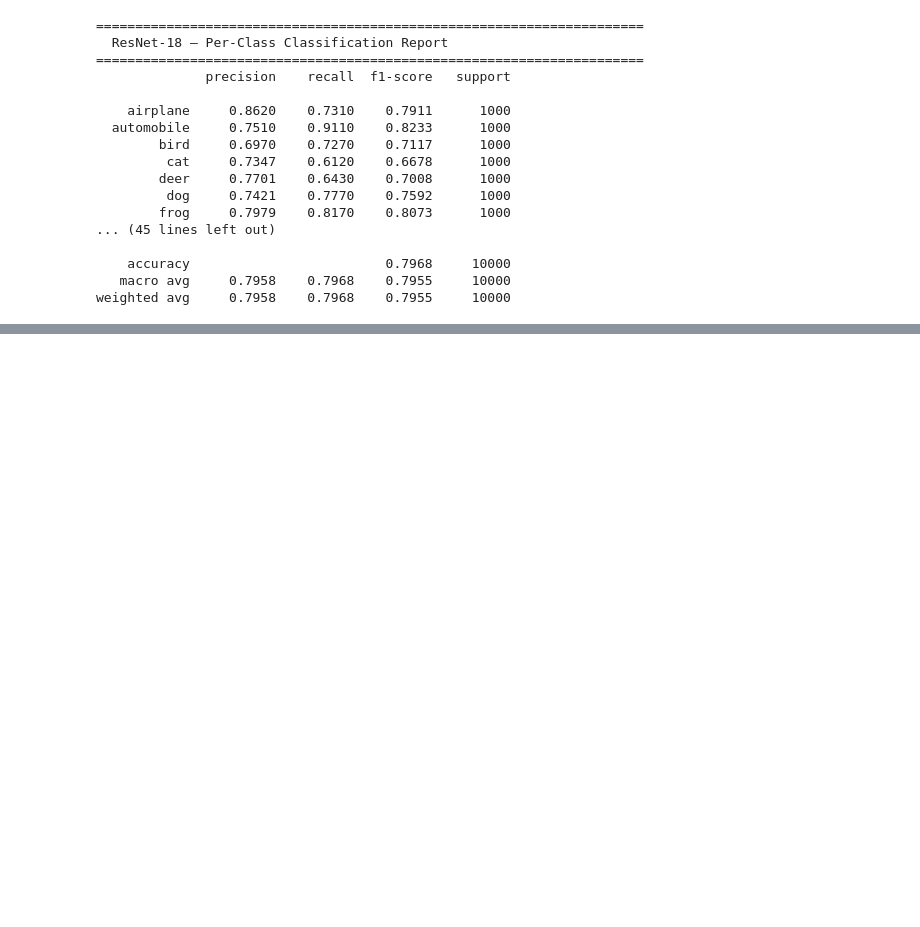
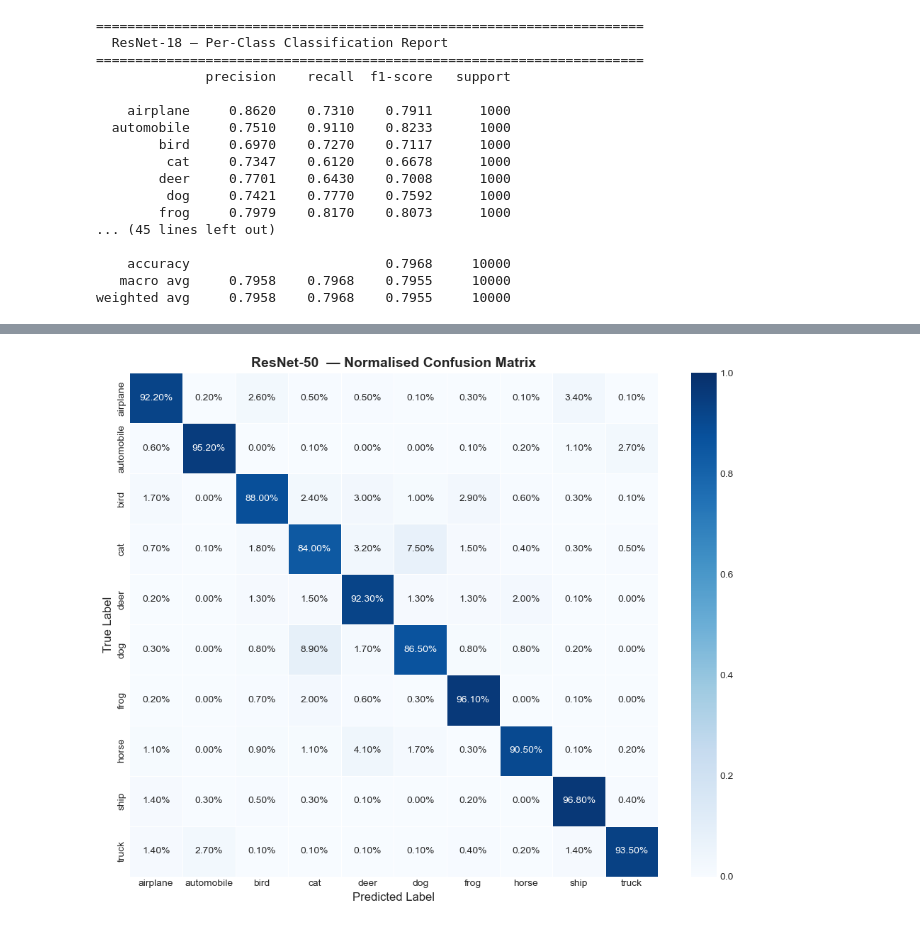
Before and after one commit to YISHU19/cifar10-ml-vs-dl, a Jupyter notebook: notebooks/02_dl_resnet.ipynb, the cells around one changed output, grey strips where cells are left out. Cells and saved outputs as stored; diff of their text form; code cells hidden in the pictures; blank space fills up the shorter version.

```diff
--- a/notebooks/02_dl_resnet.ipynb
+++ b/notebooks/02_dl_resnet.ipynb
@@ -721,0 +858,16 @@ weighted avg     0.7958    0.7968    0.7955     10000
+# %%
+# Normalised confusion matrix
+cm = confusion_matrix(ft_labels, ft_preds)
+cm_norm = cm.astype('float') / cm.sum(axis=1)[:, np.newaxis]
+
+fig, ax = plt.subplots(figsize=(10, 8))
+sns.heatmap(cm_norm, annot=True, fmt='.2%', cmap='Blues', xticklabels=CLASSES,
+            yticklabels=CLASSES, ax=ax, linewidths=0.5, vmin=0, vmax=1)
+ax.set_title(f'{best_model_name}  — Normalised Confusion Matrix',
+             fontsize=14, fontweight='bold')
+ax.set_xlabel('Predicted Label', fontsize=12)
+ax.set_ylabel('True Label', fontsize=12)
+plt.tight_layout()
+plt.show()
+# %% [output]
+[figure, added]
```
Also changed, not shown: parts of 14 cells of this notebook.
